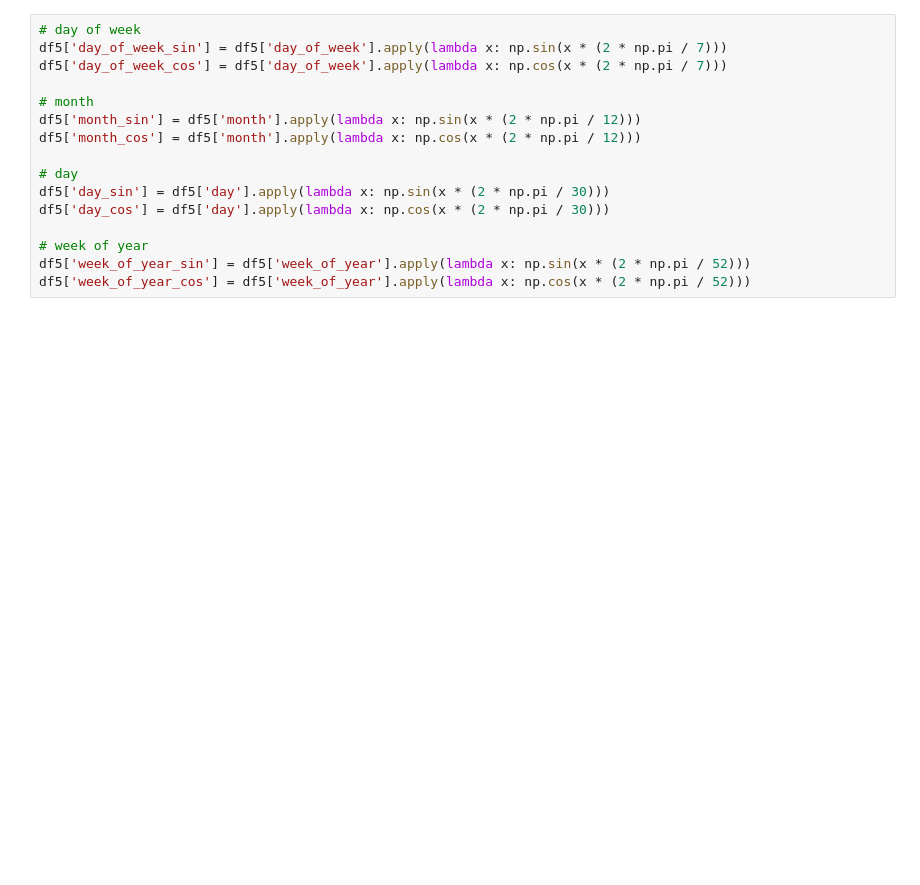
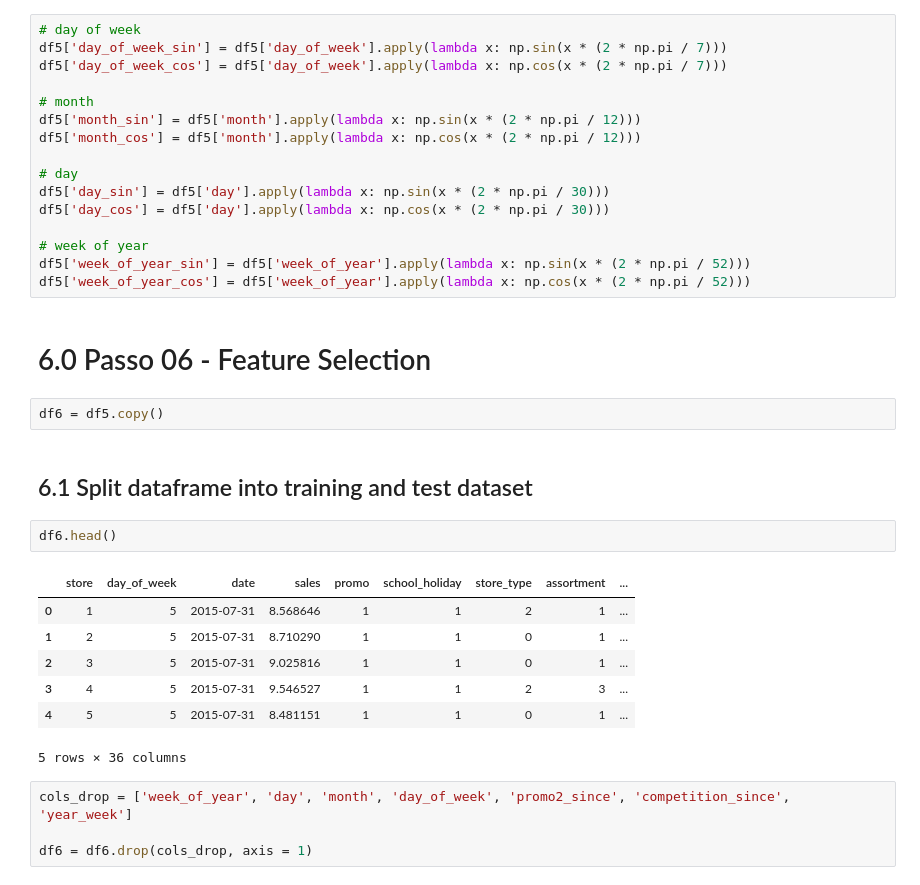
Before and after one commit to adeassisvieira/rossman-store-sales-project, a Jupyter notebook: store_sales_prediction_03.ipynb, the cells around one changed output. Cells and saved outputs as stored; diff of their text form; blank space fills up the shorter version.

```diff
--- a/store_sales_prediction_03.ipynb
+++ b/store_sales_prediction_03.ipynb
@@ -870,3 +872,23 @@ df5['day_cos'] = df5['day'].apply(lambda x: np.cos(x * (2 * np.pi / 30)))
 # week of year
 df5['week_of_year_sin'] = df5['week_of_year'].apply(lambda x: np.sin(x * (2 * np.pi / 52)))
 df5['week_of_year_cos'] = df5['week_of_year'].apply(lambda x: np.cos(x * (2 * np.pi / 52)))
+# %% [markdown]
+# 6.0 Passo 06 - Feature Selection
+# %%
+df6 = df5.copy()
+# %% [markdown]
+## 6.1 Split dataframe into training and test dataset
+# %%
+df6.head()
+# %% [output]
+|  | store | day_of_week | date | sales | promo | school_holiday | store_type | assortment | ... |
+| 0 | 1 | 5 | 2015-07-31 | 8.568646 | 1 | 1 | 2 | 1 | ... |
+| 1 | 2 | 5 | 2015-07-31 | 8.710290 | 1 | 1 | 0 | 1 | ... |
+| 2 | 3 | 5 | 2015-07-31 | 9.025816 | 1 | 1 | 0 | 1 | ... |
+| 3 | 4 | 5 | 2015-07-31 | 9.546527 | 1 | 1 | 2 | 3 | ... |
+| 4 | 5 | 5 | 2015-07-31 | 8.481151 | 1 | 1 | 0 | 1 | ... |
+5 rows × 36 columns
+# %%
+cols_drop = ['week_of_year', 'day', 'month', 'day_of_week', 'promo2_since', 'competition_since', 'year_week']
+
+df6 = df6.drop(cols_drop, axis = 1)
```
Also changed, not shown: parts of 16 cells of this notebook.
